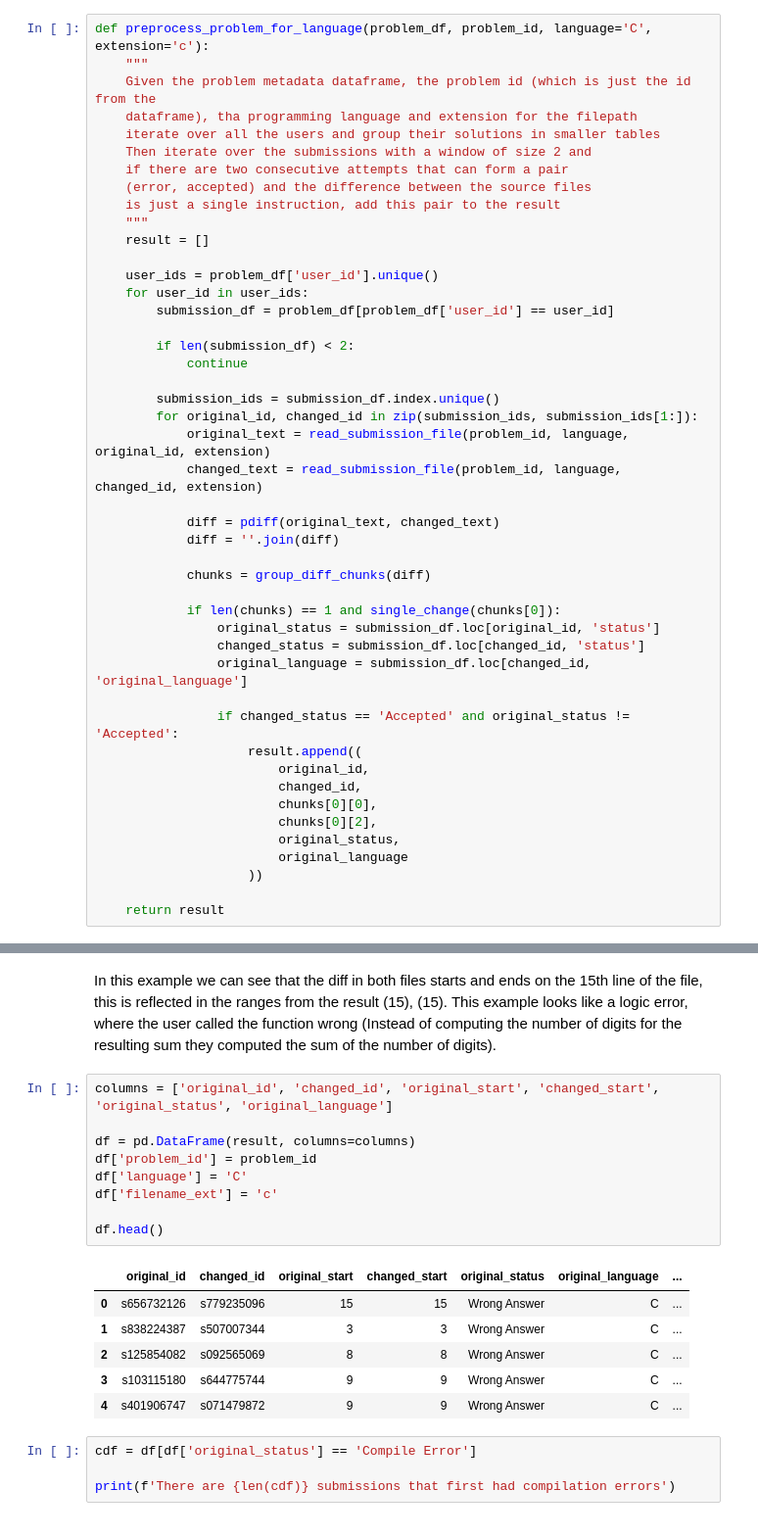
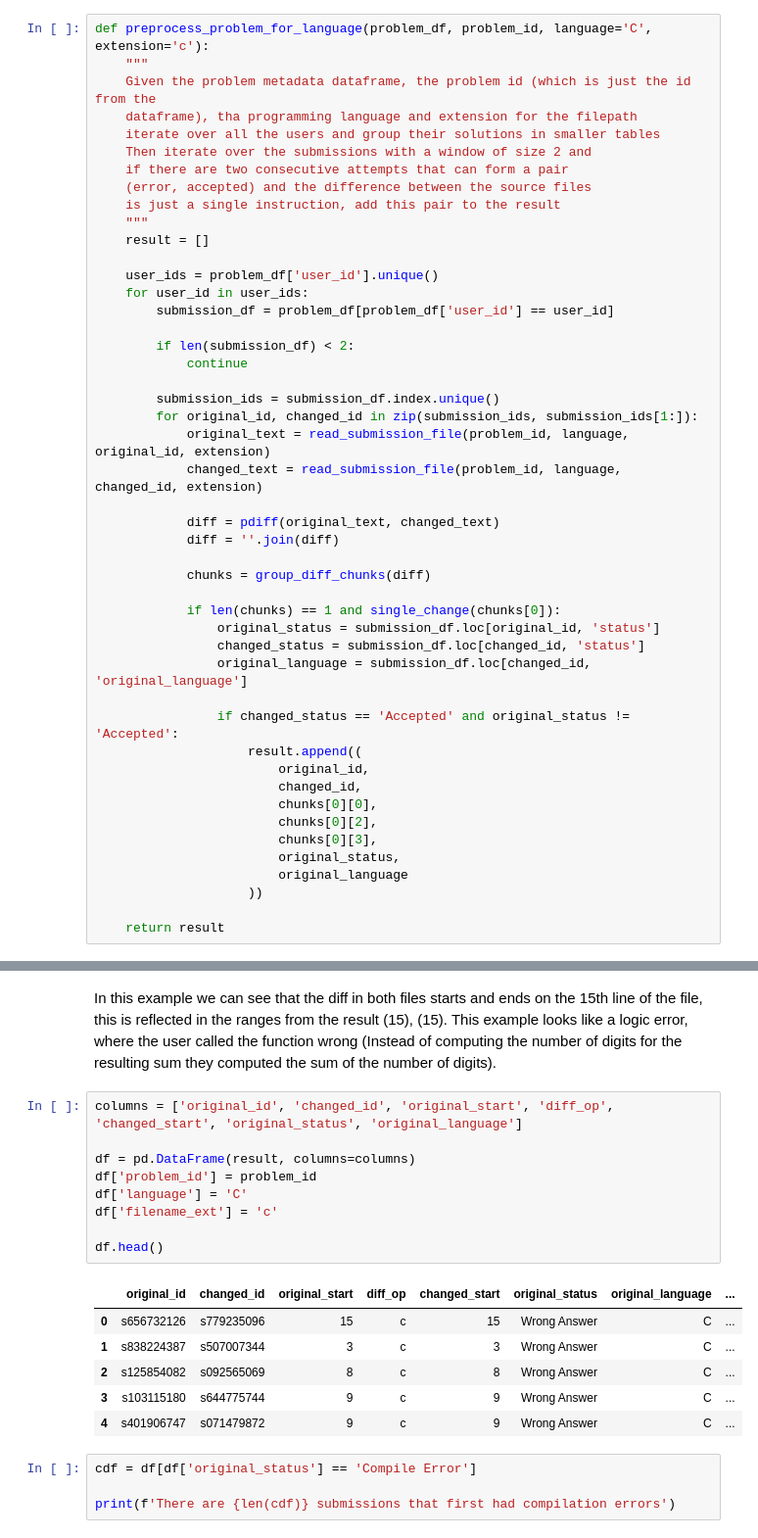
Before and after one commit to alexjercan/bug-detection, a Jupyter notebook: BugDetection.ipynb, the cells around one changed output, grey strips where cells are left out. Shown at 98% size. Saved outputs shown, nothing was run; the diff lists cells and outputs as text.

Commit message:
updated the pair generation
added the diff operation (change, add, delete)
started to work on the instruction classification

```diff
--- a/BugDetection.ipynb
+++ b/BugDetection.ipynb
@@ -843,6 +851,7 @@ def preprocess_problem_for_language(problem_df, problem_id, language='C', extens
                         changed_id,
                         chunks[0][0],
                         chunks[0][2],
+                        chunks[0][3],
                         original_status,
                         original_language
                     ))
@@ -891,21 +900,21 @@ int main(void){
 # %% [markdown]
 In this example we can see that the diff in both files starts and ends on the 15th line of the file, this is reflected in the ranges from the result (15), (15). This example looks like a logic error, where the user called the function wrong (Instead of computing the number of digits for the resulting sum they computed the sum of the number of digits).
 # %%
-columns = ['original_id', 'changed_id', 'original_start', 'changed_start', 'original_status', 'original_language']
+columns = ['original_id', 'changed_id', 'original_start', 'diff_op', 'changed_start', 'original_status', 'original_language']
 
 df = pd.DataFrame(result, columns=columns)
 df['problem_id'] = problem_id
 df['language'] = 'C'
 df['filename_ext'] = 'c'
 
 df.head()
 # %% [output]
-|  | original_id | changed_id | original_start | changed_start | original_status | original_language | ... |
-| 0 | s656732126 | s779235096 | 15 | 15 | Wrong Answer | C | ... |
-| 1 | s838224387 | s507007344 | 3 | 3 | Wrong Answer | C | ... |
-| 2 | s125854082 | s092565069 | 8 | 8 | Wrong Answer | C | ... |
-| 3 | s103115180 | s644775744 | 9 | 9 | Wrong Answer | C | ... |
-| 4 | s401906747 | s071479872 | 9 | 9 | Wrong Answer | C | ... |
+|  | original_id | changed_id | original_start | diff_op | changed_start | original_status | original_language | ... |
+| 0 | s656732126 | s779235096 | 15 | c | 15 | Wrong Answer | C | ... |
+| 1 | s838224387 | s507007344 | 3 | c | 3 | Wrong Answer | C | ... |
+| 2 | s125854082 | s092565069 | 8 | c | 8 | Wrong Answer | C | ... |
+| 3 | s103115180 | s644775744 | 9 | c | 9 | Wrong Answer | C | ... |
+| 4 | s401906747 | s071479872 | 9 | c | 9 | Wrong Answer | C | ... |
 # %%
 cdf = df[df['original_status'] == 'Compile Error']
 
```
Also changed, not shown: parts of 60 cells of this notebook.
